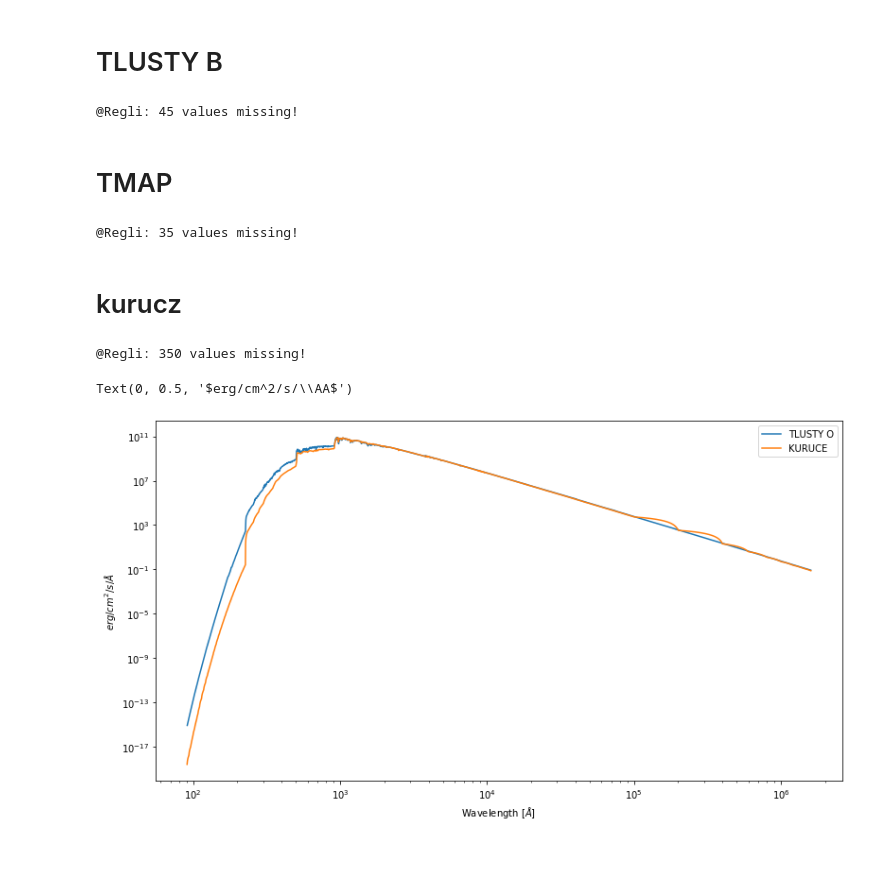
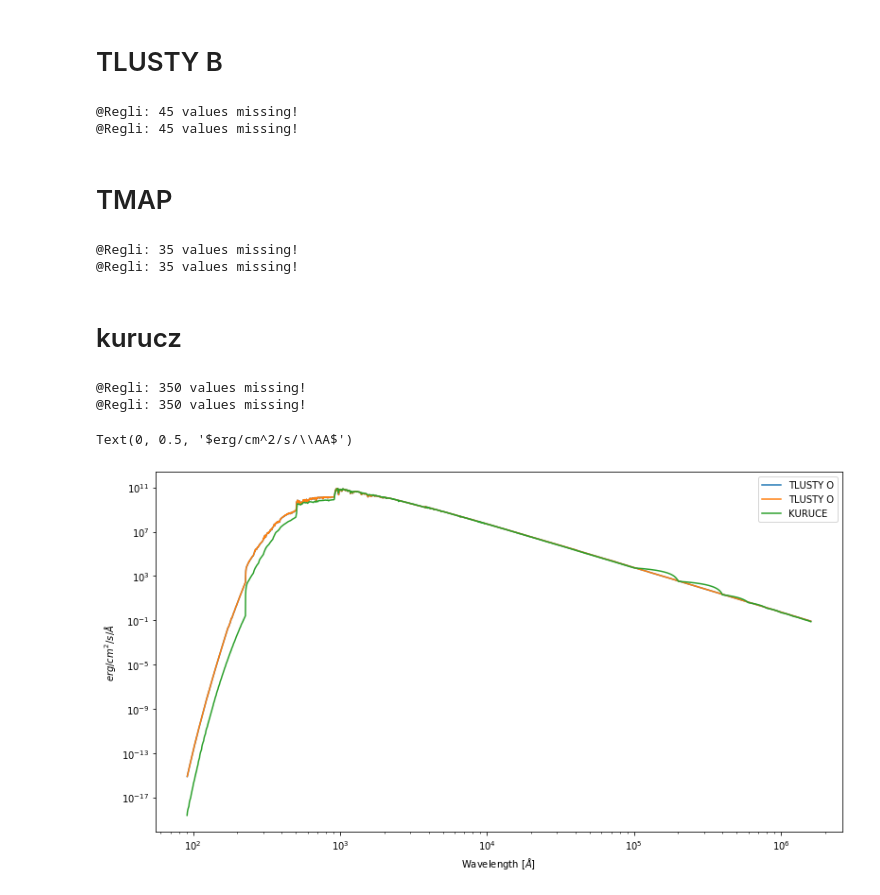
Before and after one commit to lidihei/speedysedfit, a Jupyter notebook: ipynb/creat_regli_grid_for_interpolate.ipynb, the cells around one changed output. Drawn from its saved outputs; the diff is of its cells as text; code cells hidden in the pictures; blank space fills up the shorter version.

Commit message:
regli interpolate flux

```diff
--- a/ipynb/creat_regli_grid_for_interpolate.ipynb
+++ b/ipynb/creat_regli_grid_for_interpolate.ipynb
@@ -33,38 +34,47 @@ interpolater = interpgrid.creat_regli_for_interpolate(keys= ['TEFF', 'LOGG'],gri
 # TLUSTY B
 # %%
 interpgrid = readspecgrids()
-interpolater = interpgrid.creat_regli_for_interpolate(keys= ['TEFF', 'LOGG'],grid='tlustyB',  verbose=False)
+interpolater = interpgrid.creat_regli_for_interpolate(keys= ['TEFF', 'LOGG'],grid='tlustyB',  verbose=False, logTeffgrid=False)
+interpolater = interpgrid.creat_regli_for_interpolate(keys= ['TEFF', 'LOGG'],grid='tlustyB',  verbose=False, logTeffgrid=True)
 # %% [output]
 @Regli: 45 values missing!
+@Regli: 45 values missing!
 # %% [markdown]
 # TMAP
 # %%
 interpgrid = readspecgrids()
-interpolater = interpgrid.creat_regli_for_interpolate(keys= ['TEFF', 'LOGG'],grid='tmap',  verbose=False)
+interpolater = interpgrid.creat_regli_for_interpolate(keys= ['TEFF', 'LOGG'],grid='tmap',  verbose=False, logTeffgrid=False)
+interpolater = interpgrid.creat_regli_for_interpolate(keys= ['TEFF', 'LOGG'],grid='tmap',  verbose=False, logTeffgrid=True)
 # %% [output]
 @Regli: 35 values missing!
+@Regli: 35 values missing!
 # %% [markdown]
 # kurucz
 # %%
 interpgrid = readspecgrids()
-interpolater = interpgrid.creat_regli_for_interpolate(keys= ['TEFF', 'LOGG'],grid='kurucz',  wavelength=None, verbose=False)
+interpolater = interpgrid.creat_regli_for_interpolate(keys= ['TEFF', 'LOGG'],grid='kurucz',  wavelength=None, verbose=False, logTeffgrid=False)
+interpolater = interpgrid.creat_regli_for_interpolate(keys= ['TEFF', 'LOGG'],grid='kurucz',  wavelength=None, verbose=False, logTeffgrid=True)
 # %% [output]
 @Regli: 350 values missing!
+@Regli: 350 values missing!
 # %%
 wave, flux = model.get_flux_single(teff=30618, logg=4, grid='tlustyO')
 
 fig, ax = plt.subplots(1,1,figsize=(13,7))
 wave, flux = model.get_flux_single(teff=30618, logg=4, grid='tlustyO')
+plt.plot(wave, flux, label='TLUSTY O')
+
+wave, flux = model.get_flux_single(teff=30618, logg=4, grid='tlustyO', logTeffgrid=True)
 plt.plot(wave, flux, label='TLUSTY O')
 
 wave, flux = model.get_flux_single(teff=30618, logg=4, grid='kurucz')
 plt.plot(wave, flux, label='KURUCE')
 
 plt.legend()
 plt.semilogx()
 plt.semilogy()
 plt.xlabel(r'Wavelength [$\AA$]')
 plt.ylabel(r'$erg/cm^2/s/\AA$')
 # %% [output]
 Text(0, 0.5, '$erg/cm^2/s/\\AA$')
-[figure, old version]
+[figure, new version]
```
Also changed, not shown: parts of 1 cell of this notebook, 2 other files.
